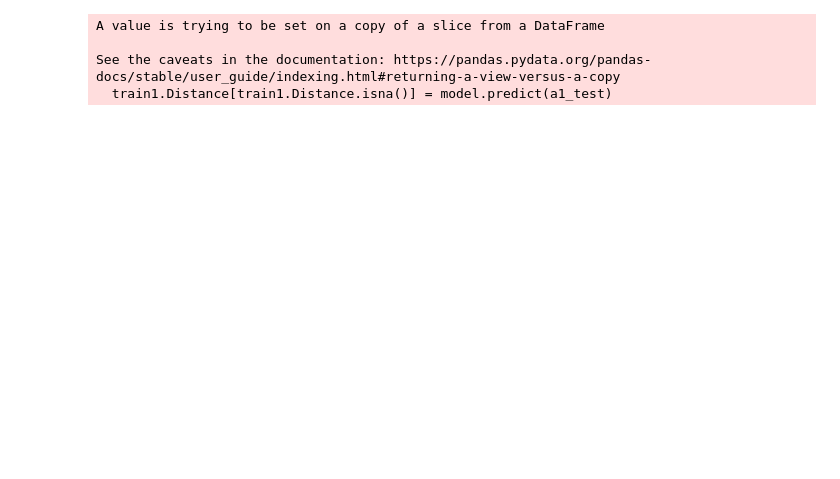
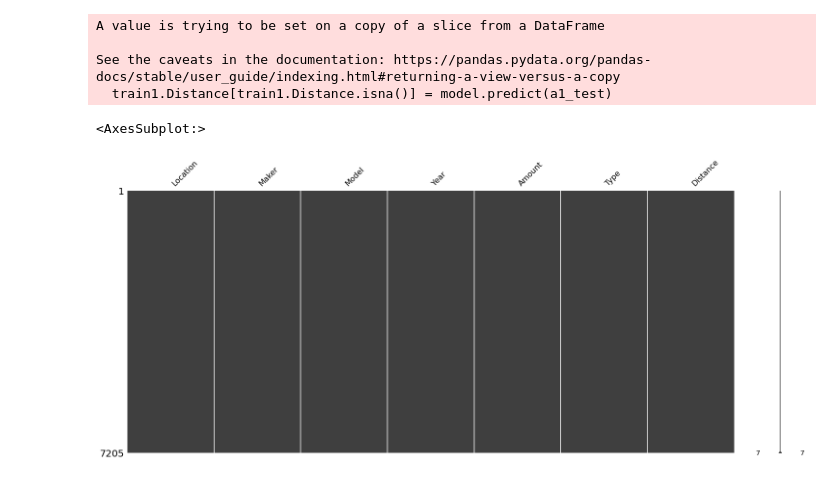
Before and after one commit to gilbertxvictor/Zindi-DSN-Car-Price-Prediction-COmpetion, a Jupyter notebook: TASK 1.IPYNB, the cells around one changed output. Cells and saved outputs as stored; diff of their text form; code cells hidden in the pictures; blank space fills up the shorter version.

```diff
--- a/TASK 1.IPYNB
+++ b/TASK 1.IPYNB
@@ -215,3 +215,8 @@ A value is trying to be set on a copy of a slice from a DataFrame
 
 See the caveats in the documentation: https://pandas.pydata.org/pandas-docs/stable/user_guide/indexing.html#returning-a-view-versus-a-copy
   train1.Distance[train1.Distance.isna()] = model.predict(a1_test)
+# %%
+missingno.matrix(train1)
+# %% [output]
+<AxesSubplot:>
+[figure, added]
```
Also changed, not shown: parts of 18 cells of this notebook.
